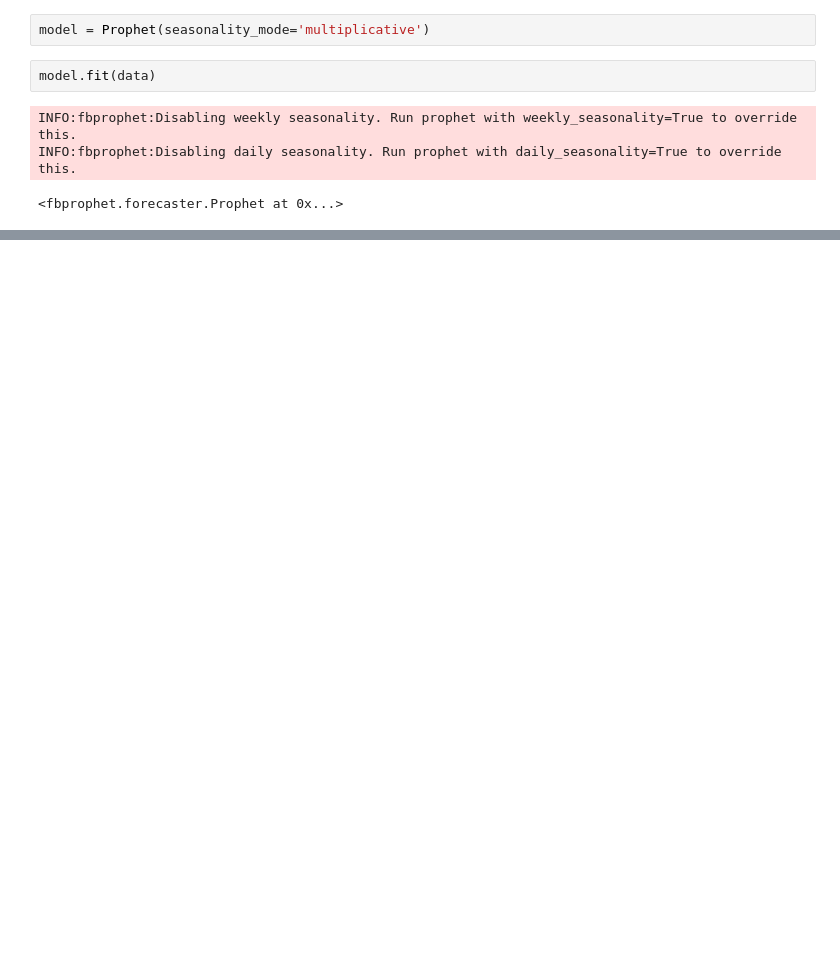
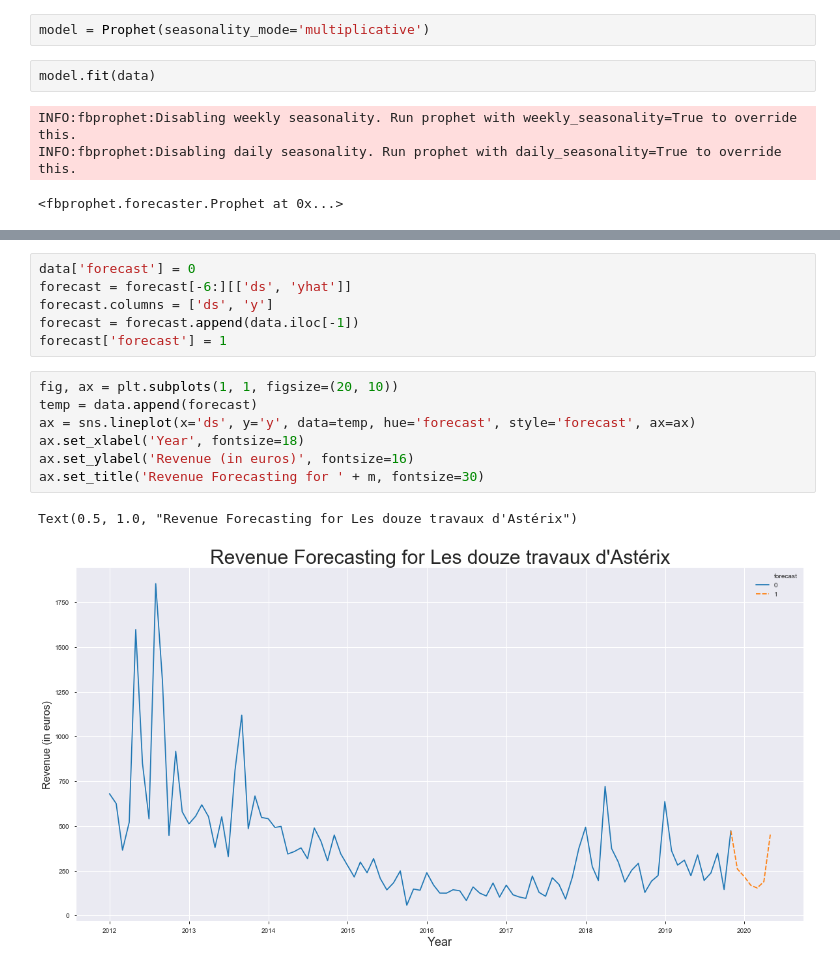
Before and after one commit to SapiensZ/UnderTheMilkyWay, a Jupyter notebook: FR - Ru.ipynb, the cells around one changed output, grey strips where cells are left out. Cells and saved outputs as stored; diff of their text form; blank space fills up the shorter version.

```diff
--- a/FR - Ru.ipynb
+++ b/FR - Ru.ipynb
@@ -137,0 +133,16 @@ fig = model.plot(forecast)
+# %%
+data['forecast'] = 0
+forecast = forecast[-6:][['ds', 'yhat']]
+forecast.columns = ['ds', 'y']
+forecast = forecast.append(data.iloc[-1])
+forecast['forecast'] = 1
+# %%
+fig, ax = plt.subplots(1, 1, figsize=(20, 10))
+temp = data.append(forecast)
+ax = sns.lineplot(x='ds', y='y', data=temp, hue='forecast', style='forecast', ax=ax)
+ax.set_xlabel('Year', fontsize=18)
+ax.set_ylabel('Revenue (in euros)', fontsize=16)
+ax.set_title('Revenue Forecasting for ' + m, fontsize=30)
+# %% [output]
+Text(0.5, 1.0, "Revenue Forecasting for Les douze travaux d'Astérix")
+[figure, added]
```
Also changed, not shown: parts of 8 cells of this notebook, 7 other files.
